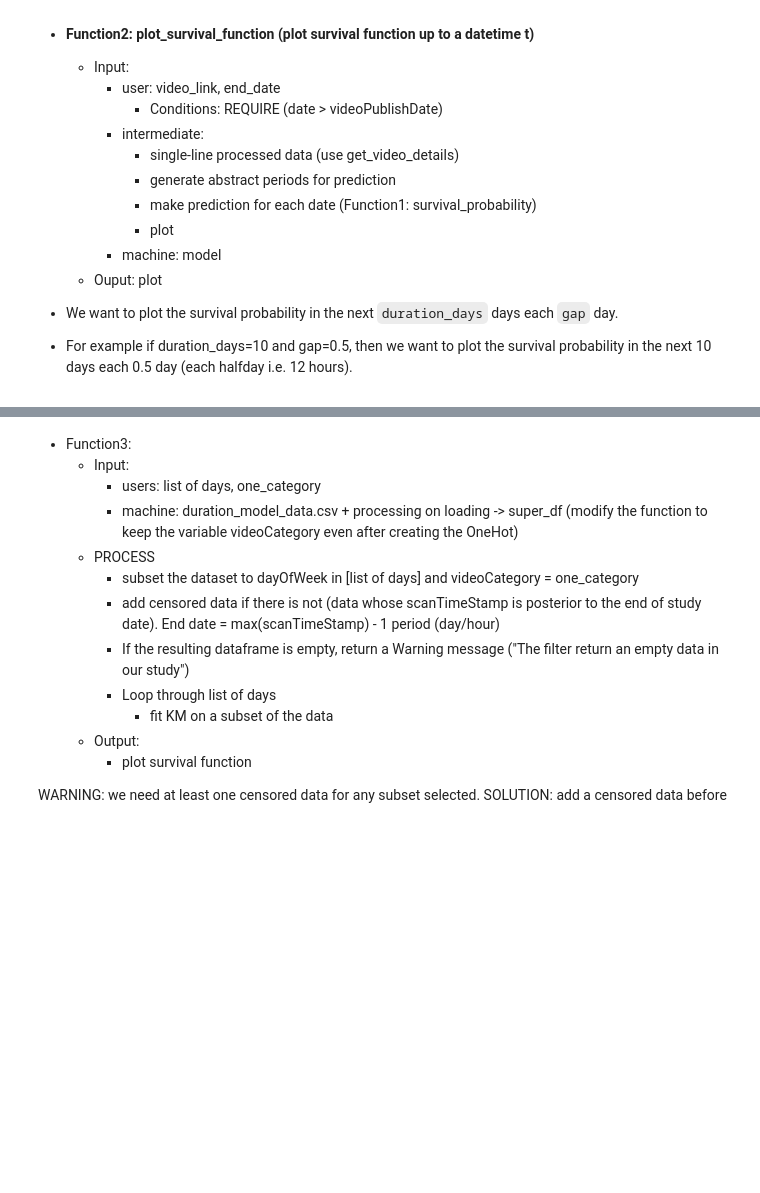
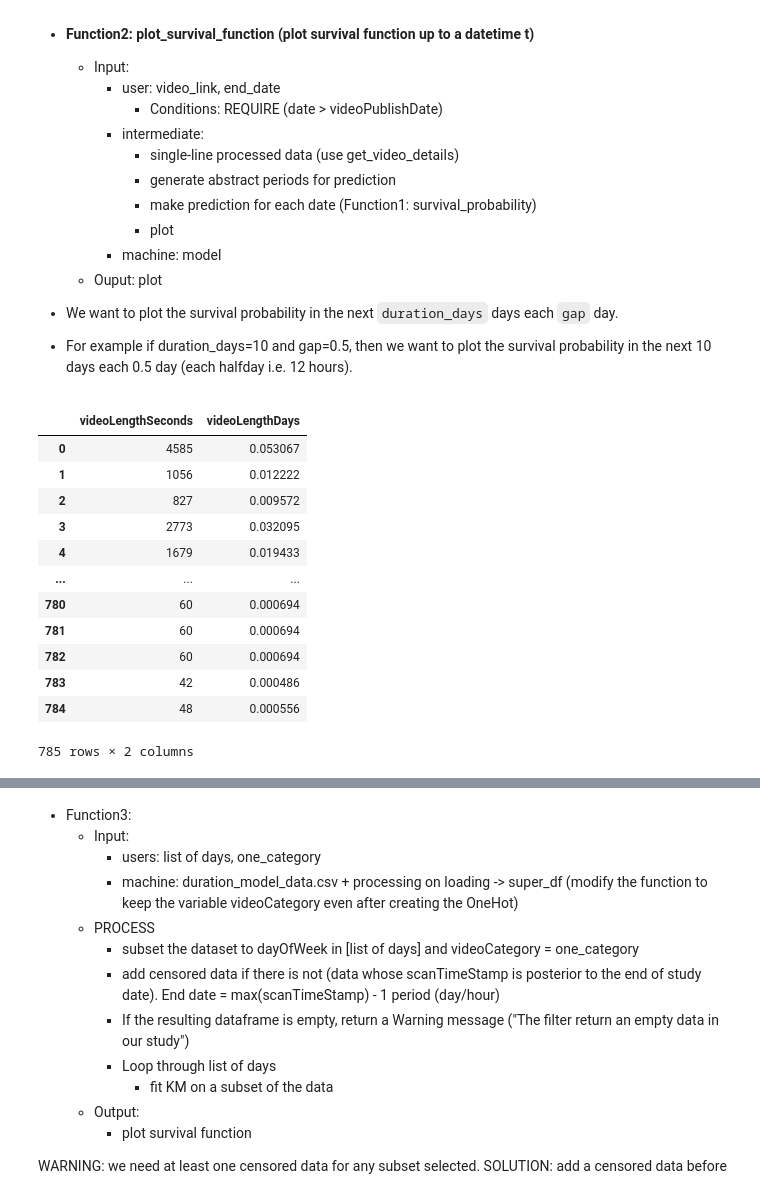
Before and after one commit to Yedson54/YouTrend, a Jupyter notebook: demos/duration_model_yed.ipynb, the cells around one changed output, grey strips where cells are left out. Drawn from its saved outputs; the diff is of its cells as text; code cells hidden in the pictures; blank space fills up the shorter version.

```diff
--- a/demos/duration_model_yed.ipynb
+++ b/demos/duration_model_yed.ipynb
@@ -821,3 +821,19 @@ No artists with labels found to put in legend.  Note that artists whose label st
 
 * We want to plot the survival probability in the next `duration_days` days each `gap` day.
 * For example if duration_days=10 and gap=0.5, then we want to plot the survival probability in the next 10 days each 0.5 day (each halfday i.e. 12 hours).
+# %%
+super_df[["videoLengthSeconds", "videoLengthDays"]]
+# %% [output]
+|  | videoLengthSeconds | videoLengthDays |
+| 0 | 4585 | 0.053067 |
+| 1 | 1056 | 0.012222 |
+| 2 | 827 | 0.009572 |
+| 3 | 2773 | 0.032095 |
+| 4 | 1679 | 0.019433 |
+| ... | ... | ... |
+| 780 | 60 | 0.000694 |
+| 781 | 60 | 0.000694 |
+| 782 | 60 | 0.000694 |
+| 783 | 42 | 0.000486 |
+| 784 | 48 | 0.000556 |
+785 rows × 2 columns
```
Also changed, not shown: parts of 5 cells of this notebook, 3 other files.
